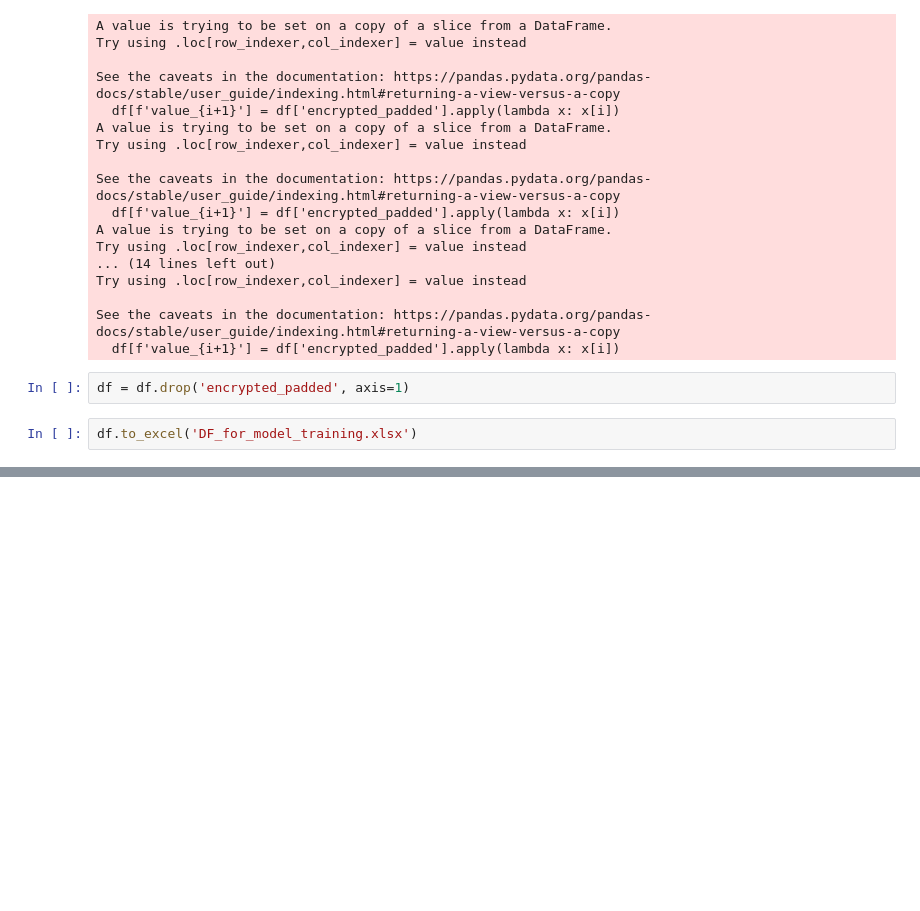
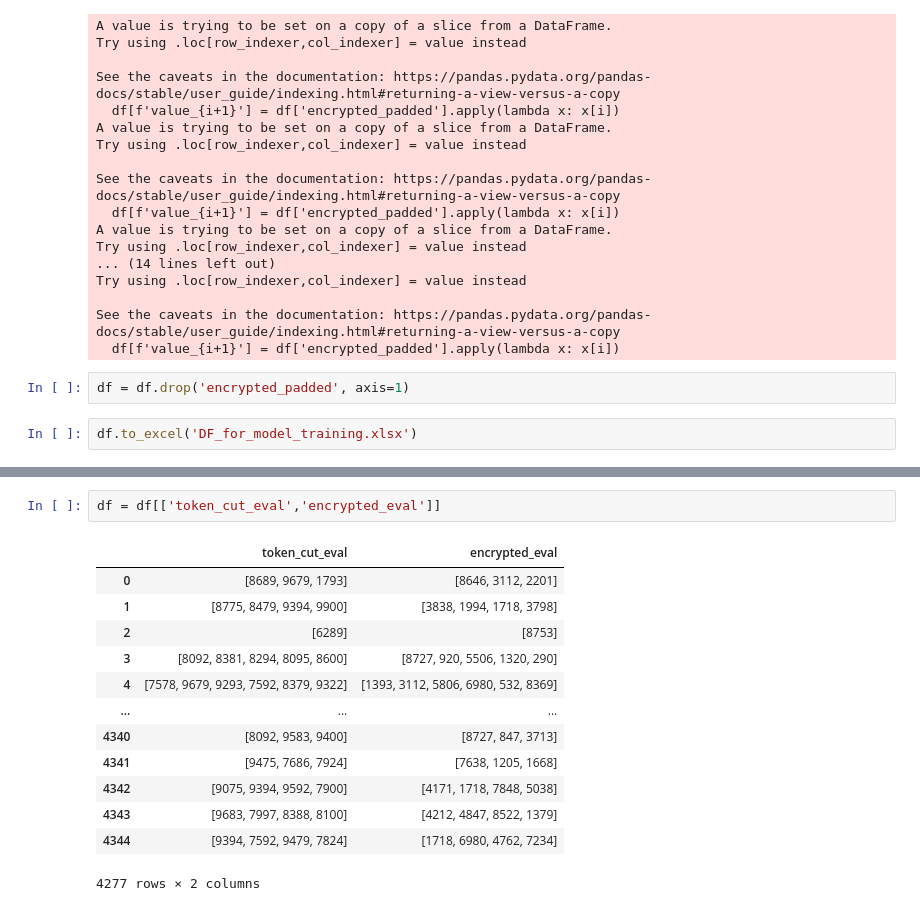
Before and after one commit to MR1B4RR4/RSA_encryption_vs_ML, a Jupyter notebook: EDA.ipynb, the cells around one changed output, grey strips where cells are left out. Drawn from its saved outputs; the diff is of its cells as text; blank space fills up the shorter version.

```diff
--- a/EDA.ipynb
+++ b/EDA.ipynb
@@ -81,0 +113,16 @@ df.to_excel('DF_for_model_training.xlsx')
+# %%
+df = df[['token_cut_eval','encrypted_eval']]
+# %% [output]
+|  | token_cut_eval | encrypted_eval |
+| 0 | [8689, 9679, 1793] | [8646, 3112, 2201] |
+| 1 | [8775, 8479, 9394, 9900] | [3838, 1994, 1718, 3798] |
+| 2 | [6289] | [8753] |
+| 3 | [8092, 8381, 8294, 8095, 8600] | [8727, 920, 5506, 1320, 290] |
+| 4 | [7578, 9679, 9293, 7592, 8379, 9322] | [1393, 3112, 5806, 6980, 532, 8369] |
+| ... | ... | ... |
+| 4340 | [8092, 9583, 9400] | [8727, 847, 3713] |
+| 4341 | [9475, 7686, 7924] | [7638, 1205, 1668] |
+| 4342 | [9075, 9394, 9592, 7900] | [4171, 1718, 7848, 5038] |
+| 4343 | [9683, 7997, 8388, 8100] | [4212, 4847, 8522, 1379] |
+| 4344 | [9394, 7592, 9479, 7824] | [1718, 6980, 4762, 7234] |
+4277 rows × 2 columns
```
Also changed, not shown: parts of 5 cells of this notebook, 37 other files.
